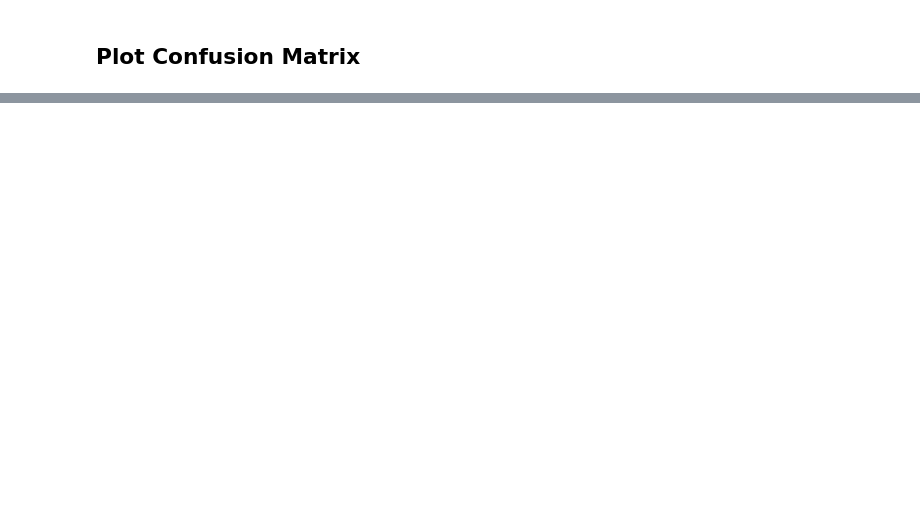
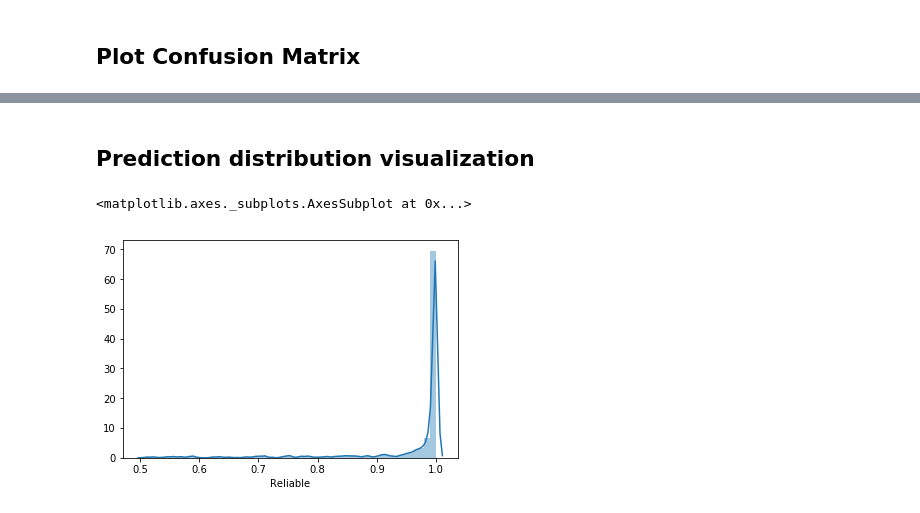
Before and after one commit to arvinsingh/ELISA, a Jupyter notebook: src/Result_visualization.ipynb, the cells around one changed output, grey strips where cells are left out. Saved outputs shown, nothing was run; the diff lists cells and outputs as text; code cells hidden in the pictures; blank space fills up the shorter version.

```diff
--- a/src/Result_visualization.ipynb
+++ b/src/Result_visualization.ipynb
@@ -105 +106,11 @@ Confusion matrix, without normalization
 [figure]
+# %% [markdown]
+## Prediction distribution visualization
+# %%
+rel = results[results['predict'].astype(str) == '0']['Reliable']
+unrel = results[results['predict'].astype(str) == '1']['Reliable']
+# %%
+sns.distplot(rel)
+# %% [output]
+<matplotlib.axes._subplots.AxesSubplot at 0x...>
+[figure, added]
```
Also changed, not shown: parts of 6 cells of this notebook, 7 other files.
